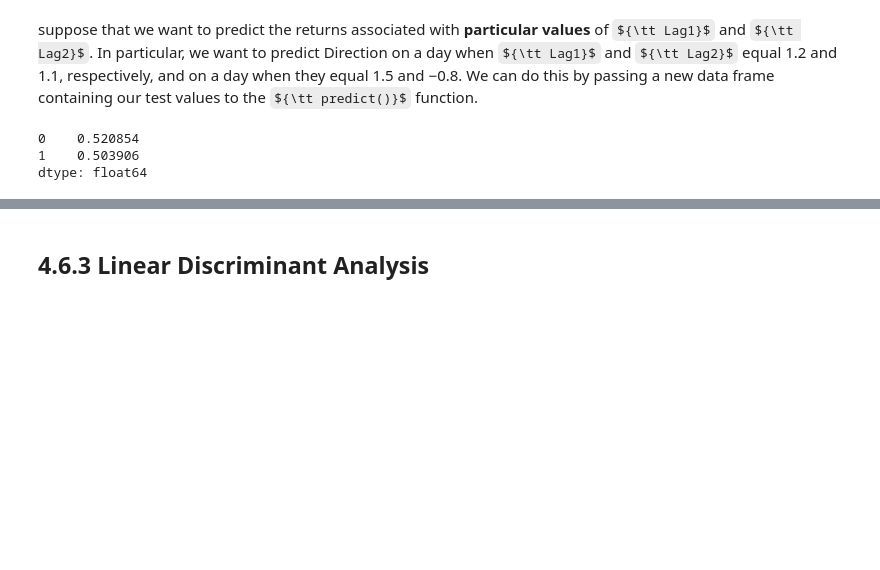
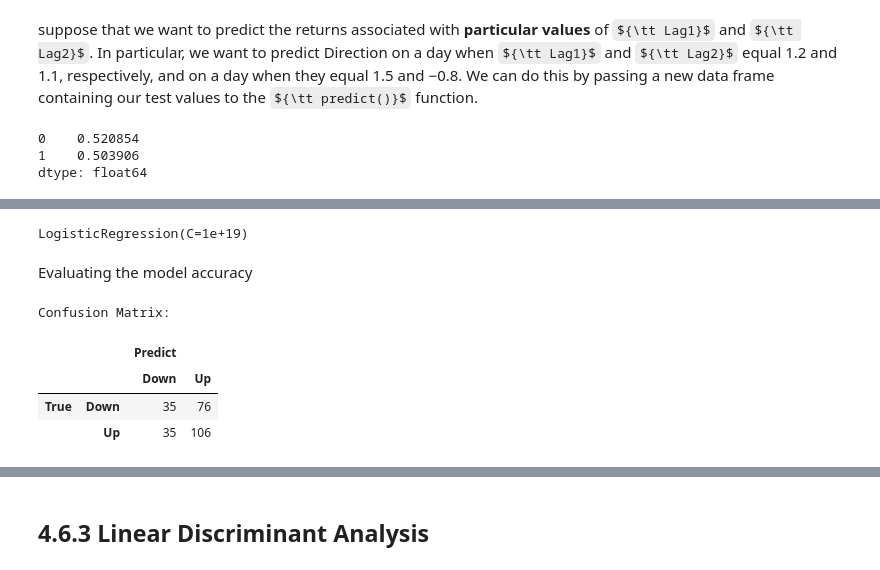
Before and after one commit to JESurzyn/intro_stat_learning_Python, a Jupyter notebook: Chapter4_Lab.ipynb, the cells around one changed output, grey strips where cells are left out. Cells and saved outputs as stored; diff of their text form; code cells hidden in the pictures; some formulas as TeX source; blank space fills up the shorter version.

```diff
--- a/Chapter4_Lab.ipynb
+++ b/Chapter4_Lab.ipynb
@@ -247,0 +253,35 @@ dtype: float64
+# %%
+#Regression Direction on just Lag1 and Lag2
+features = ['Lag1', 'Lag2']
+response = "Direction"
+
+#creating training and testing subsets
+X_train = smarket.loc[smarket.Year < 2005, features]
+Y_train = smarket.loc[smarket.Year < 2005, response]
+
+X_test = smarket.loc[smarket.Year > 2004, features]
+Y_test = smarket.loc[smarket.Year > 2004, response]
+# %%
+#fitting logreg on training set
+logreg = LogisticRegression(C=1e19) #using a large C to disable regularization
+logreg.fit(X_train,Y_train)
+# %% [output]
+LogisticRegression(C=1e+19)
+# %%
+#prediction on test data subset
+y_pred = logreg.predict(X_test)
+# %% [markdown]
+Evaluating the model accuracy
+# %%
+#creating confusion matrix labels
+columnNames = pd.MultiIndex.from_product([['Predict'],logreg.classes_])
+indexNames = pd.MultiIndex.from_product([['True'], logreg.classes_])
+cmatrix = confusion_matrix(Y_test, y_pred, labels=logreg.classes_)
+print('Confusion Matrix: ')
+display(pd.DataFrame(cmatrix, columns=columnNames, index = indexNames))
+# %% [output]
+Confusion Matrix:
+|  |  | Predict |  |
+|  |  | Down | Up |
+| True | Down | 35 | 76 |
+|  | Up | 35 | 106 |
```
Also changed, not shown: parts of 50 cells of this notebook, 1 other file.
